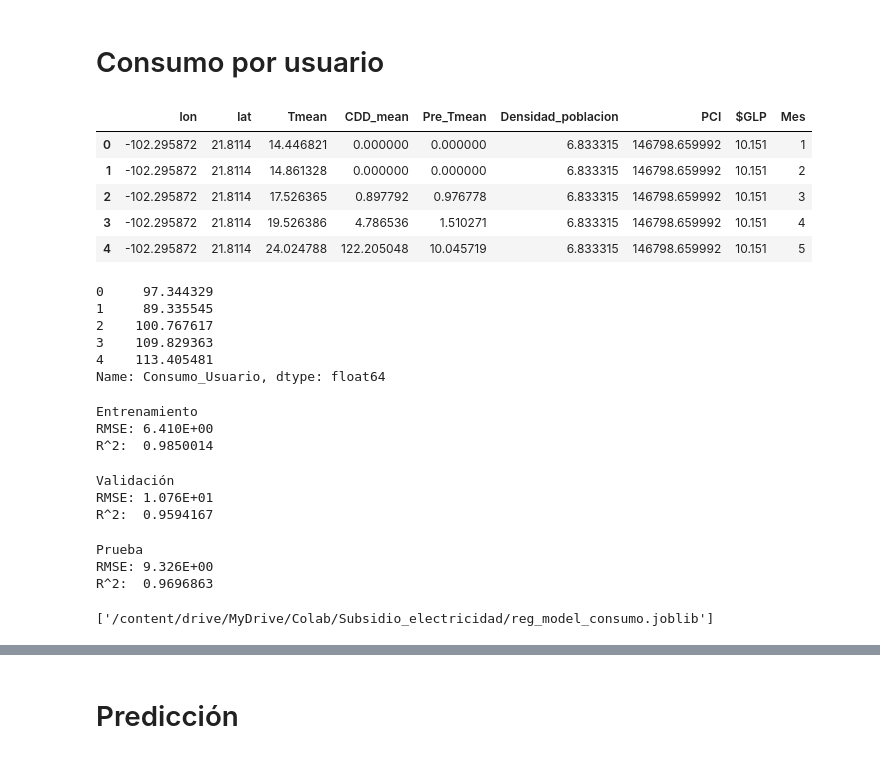
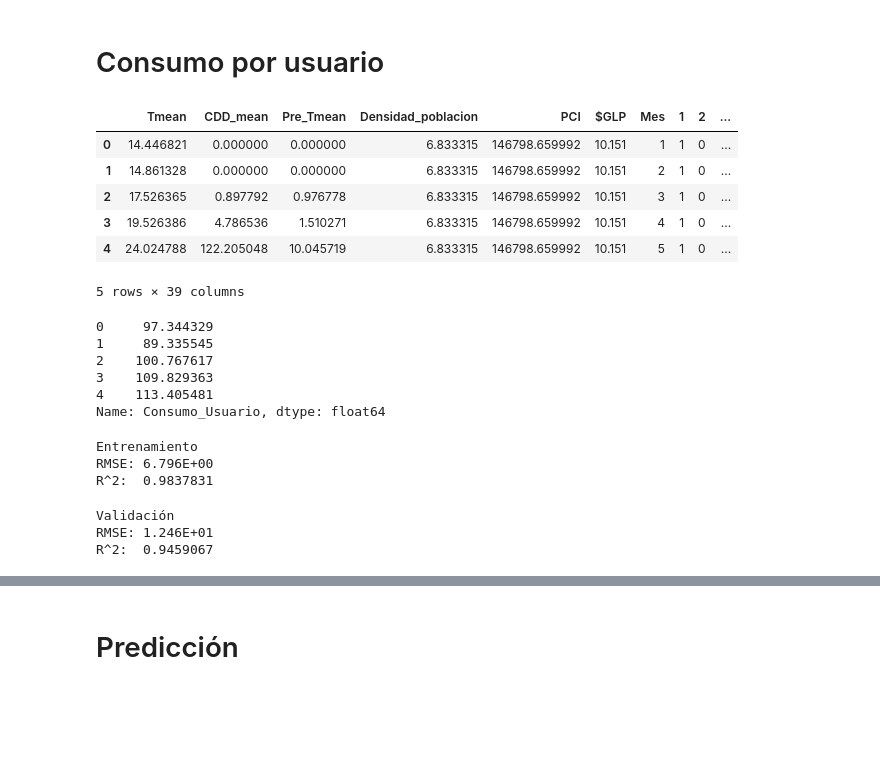
Before and after one commit to rodrigoms95/herramientas-climatico-22-1, a Jupyter notebook: code/Proyecto/Jupyter/ML_final.ipynb, the cells around one changed output, grey strips where cells are left out. Drawn from its saved outputs; the diff is of its cells as text; code cells hidden in the pictures; blank space fills up the shorter version.

```diff
--- a/code/Proyecto/Jupyter/ML_final.ipynb
+++ b/code/Proyecto/Jupyter/ML_final.ipynb
@@ -26,6 +29,7 @@ from sklearn.model_selection import GridSearchCV
 # %%
 path_drive = "/content/drive/MyDrive/Colab/Subsidio_electricidad/"
 path_data = path_drive + "data/Actual/data"
+path_r = path_drive + "Graficas/"
 fname = ".csv"
 
 data_0 = pd.read_csv(path_data + fname)
@@ -46,7 +50,7 @@ data_0["Consumo_Usuario"] = data_0["Consumo_1*"] / data_0["Usuarios_1*"]
 data_0["Usuario_poblacion"] = data_0["Usuarios_1*"] / data_0["Poblacion"]
 
 # Límites para corrección.
-lim = [0.05, 1, 30]
+lim = [0.1, 0.6, 30]
 
 # Estadísticas de corrección.
 # Porcentaje de municipios con corrección.
@@ -245,26 +285,26 @@ R^2:  0.9997881
 # %%
 # Predicción de consumo por usuario.
 # Escogemos el conjunto de features y de variables a predecir.
 X, Y = data_0.iloc[:,7:-2], data_0.iloc[:,-2]
 
 # Quitamos algunas features.
-X.drop( ["Pre", "Año", "Poblacion", "PIB"], axis = 1, inplace = True )
+X.drop( ["Pre", "Año", "Poblacion", "PIB", "lat", "lon"],
+    axis = 1, inplace = True )
+X = pd.concat( (X, pd.get_dummies(data_0["CVE_ENT"]) ), axis = 1)
 
 # Separamos en conjuntos de entrenamiento y de prueba.
-X_train, X_test, Y_train, Y_test = train_test_split( X, Y, test_size = 0.3 )
-
-# Separamos en conjunto de prueba y de validación.
-X_train, X_val, Y_train, Y_val = train_test_split( X, Y, test_size = 0.5 )
+X_train, X_val, Y_train, Y_val = train_test_split(X, Y, test_size = 0.3)
 
 # Features a utilizar.
 X.head()
 # %% [output]
-|  | lon | lat | Tmean | CDD_mean | Pre_Tmean | Densidad_poblacion | PCI | $GLP | Mes |
-| 0 | -102.295872 | 21.8114 | 14.446821 | 0.000000 | 0.000000 | 6.833315 | 146798.659992 | 10.151 | 1 |
-| 1 | -102.295872 | 21.8114 | 14.861328 | 0.000000 | 0.000000 | 6.833315 | 146798.659992 | 10.151 | 2 |
-| 2 | -102.295872 | 21.8114 | 17.526365 | 0.897792 | 0.976778 | 6.833315 | 146798.659992 | 10.151 | 3 |
-| 3 | -102.295872 | 21.8114 | 19.526386 | 4.786536 | 1.510271 | 6.833315 | 146798.659992 | 10.151 | 4 |
-| 4 | -102.295872 | 21.8114 | 24.024788 | 122.205048 | 10.045719 | 6.833315 | 146798.659992 | 10.151 | 5 |
+|  | Tmean | CDD_mean | Pre_Tmean | Densidad_poblacion | PCI | $GLP | Mes | 1 | 2 | ... |
+| 0 | 14.446821 | 0.000000 | 0.000000 | 6.833315 | 146798.659992 | 10.151 | 1 | 1 | 0 | ... |
+| 1 | 14.861328 | 0.000000 | 0.000000 | 6.833315 | 146798.659992 | 10.151 | 2 | 1 | 0 | ... |
+| 2 | 17.526365 | 0.897792 | 0.976778 | 6.833315 | 146798.659992 | 10.151 | 3 | 1 | 0 | ... |
+| 3 | 19.526386 | 4.786536 | 1.510271 | 6.833315 | 146798.659992 | 10.151 | 4 | 1 | 0 | ... |
+| 4 | 24.024788 | 122.205048 | 10.045719 | 6.833315 | 146798.659992 | 10.151 | 5 | 1 | 0 | ... |
+5 rows × 39 columns
 # %%
 # Variable a predecir.
 Y.head()
@@ -283,7 +323,6 @@ Name: Consumo_Usuario, dtype: float64
 X_reg = X_train.copy()
 Y_reg = Y_train.copy()
 X_reg_val = X_val.copy()
-X_reg_test = X_test.copy()
 
 # Hiperparámetros.
 params = {
@@ -306,48 +345,28 @@ xg_reg.fit(X_reg, Y_reg, verbose = True)
 preds = xg_reg.predict(X_reg)
 
 # Calculamos el error de entrenamiento.
-rmse = np.sqrt(mean_squared_error(Y_reg, preds))
-r2 = r2_score(Y_reg, preds)
+rmse_t = np.sqrt(mean_squared_error(Y_reg, preds))
+r2_t = r2_score(Y_reg, preds)
 
 print("Entrenamiento")
-print(f"RMSE: {rmse:.3E}")
-print(f"R^2:  {r2:.7f}")
+print(f"RMSE: {rmse_t:.3E}")
+print(f"R^2:  {r2_t:.7f}")
 # %% [output]
 Entrenamiento
-RMSE: 6.410E+00
-R^2:  0.9850014
+RMSE: 6.796E+00
+R^2:  0.9837831
 # %%
 # Probamos la regresión en el set de validación.
 preds = xg_reg.predict(X_reg_val)
 
 # Calculamos el error de validación.
-rmse = np.sqrt(mean_squared_error(Y_val, preds))
-r2 = r2_score(Y_val, preds)
+rmse_v = np.sqrt(mean_squared_error(Y_val, preds))
+r2_v = r2_score(Y_val, preds)
 
 print("Validación")
-print(f"RMSE: {rmse:.3E}")
-print(f"R^2:  {r2:.7f}")
-
-# Probamos la regresión en el set de prueba
-# y guardamos el resultado para su evaluación final.
-test = xg_reg.predict(X_reg_test)
+print(f"RMSE: {rmse_v:.3E}")
+print(f"R^2:  {r2_v:.7f}")
 # %% [output]
 Validación
-RMSE: 1.076E+01
-R^2:  0.9594167
+RMSE: 1.246E+01
+R^2:  0.9459067
-# %%
-# Calculamos el error de prueba.
-rmse = np.sqrt(mean_squared_error(Y_test, test))
-r2 = r2_score(Y_test, test)
-
-print("Prueba")
-print(f"RMSE: {rmse:.3E}")
-print(f"R^2:  {r2:.7f}")
-
-# Guardamos el modelo entrenado.
-dump(xg_reg, path_drive + "reg_model_consumo.joblib")
-# %% [output]
-Prueba
-RMSE: 9.326E+00
-R^2:  0.9696863
-['/content/drive/MyDrive/Colab/Subsidio_electricidad/reg_model_consumo.joblib']
```
Also changed, not shown: parts of 16 cells of this notebook.
